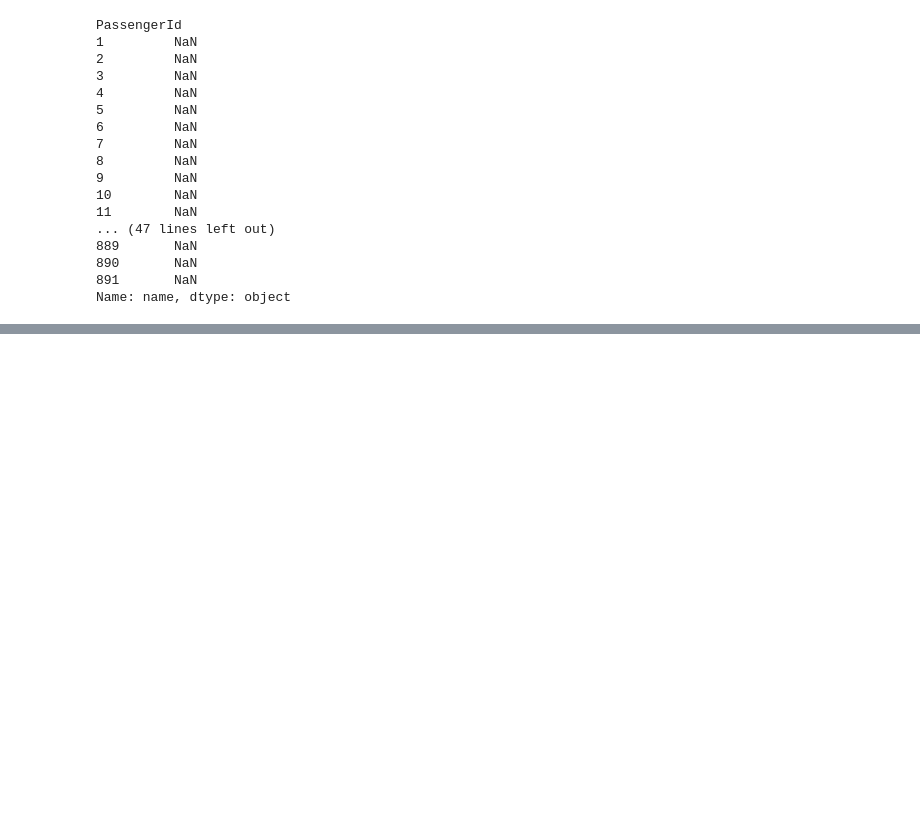
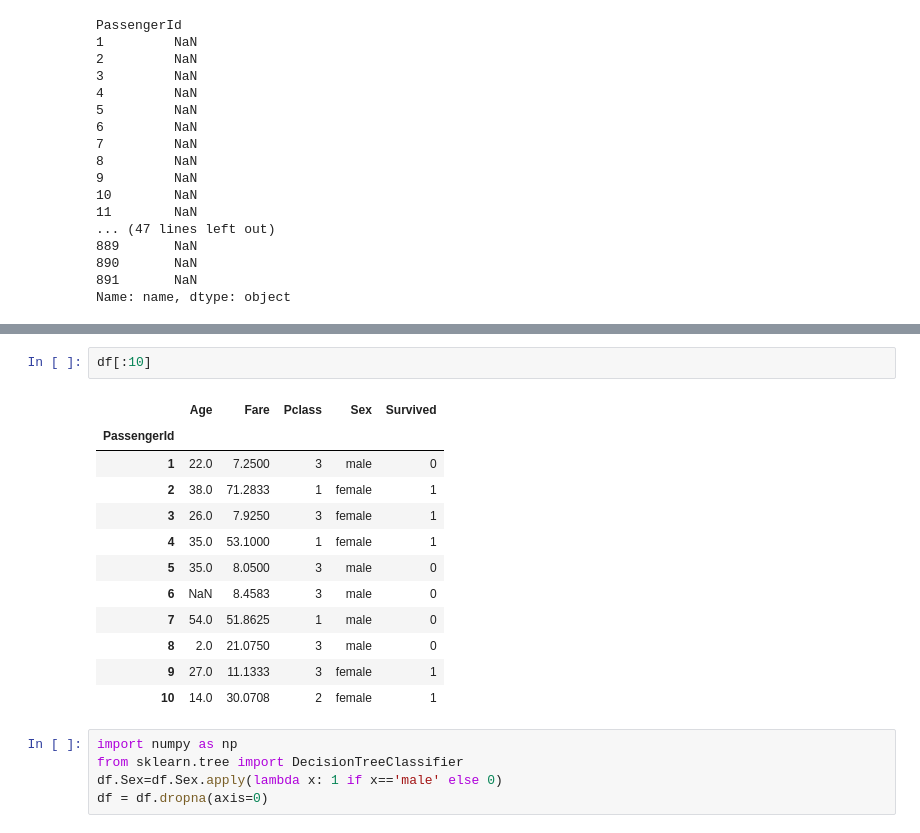
Before and after one commit to nuzhdov/ml_class, a Jupyter notebook: ml_intro/week1/Data preprocessing by pandas.ipynb, the cells around one changed output, grey strips where cells are left out. Saved outputs shown, nothing was run; the diff lists cells and outputs as text; blank space fills up the shorter version.

```diff
--- a/ml_intro/week1/Data preprocessing by pandas.ipynb
+++ b/ml_intro/week1/Data preprocessing by pandas.ipynb
@@ -186,0 +198,20 @@ Name: Name, dtype: object
+# %%
+df[:10]
+# %% [output]
+|  | Age | Fare | Pclass | Sex | Survived |
+| PassengerId |  |  |  |  |  |
+| 1 | 22.0 | 7.2500 | 3 | male | 0 |
+| 2 | 38.0 | 71.2833 | 1 | female | 1 |
+| 3 | 26.0 | 7.9250 | 3 | female | 1 |
+| 4 | 35.0 | 53.1000 | 1 | female | 1 |
+| 5 | 35.0 | 8.0500 | 3 | male | 0 |
+| 6 | NaN | 8.4583 | 3 | male | 0 |
+| 7 | 54.0 | 51.8625 | 1 | male | 0 |
+| 8 | 2.0 | 21.0750 | 3 | male | 0 |
+| 9 | 27.0 | 11.1333 | 3 | female | 1 |
+| 10 | 14.0 | 30.0708 | 2 | female | 1 |
+# %%
+import numpy as np
+from sklearn.tree import DecisionTreeClassifier
+df.Sex=df.Sex.apply(lambda x: 1 if x=='male' else 0)
+df = df.dropna(axis=0)
```
Also changed, not shown: parts of 12 cells of this notebook, 1 other file.
